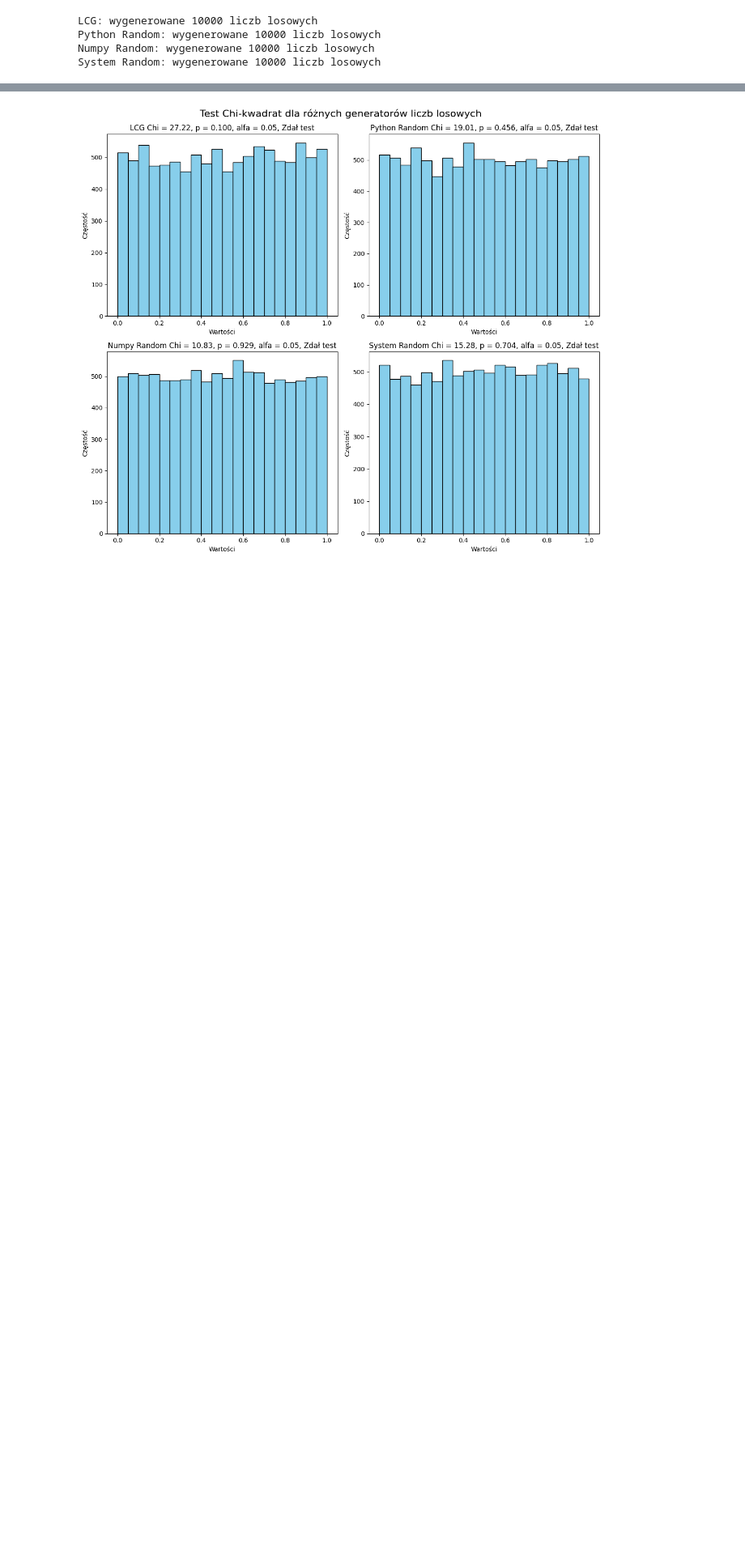
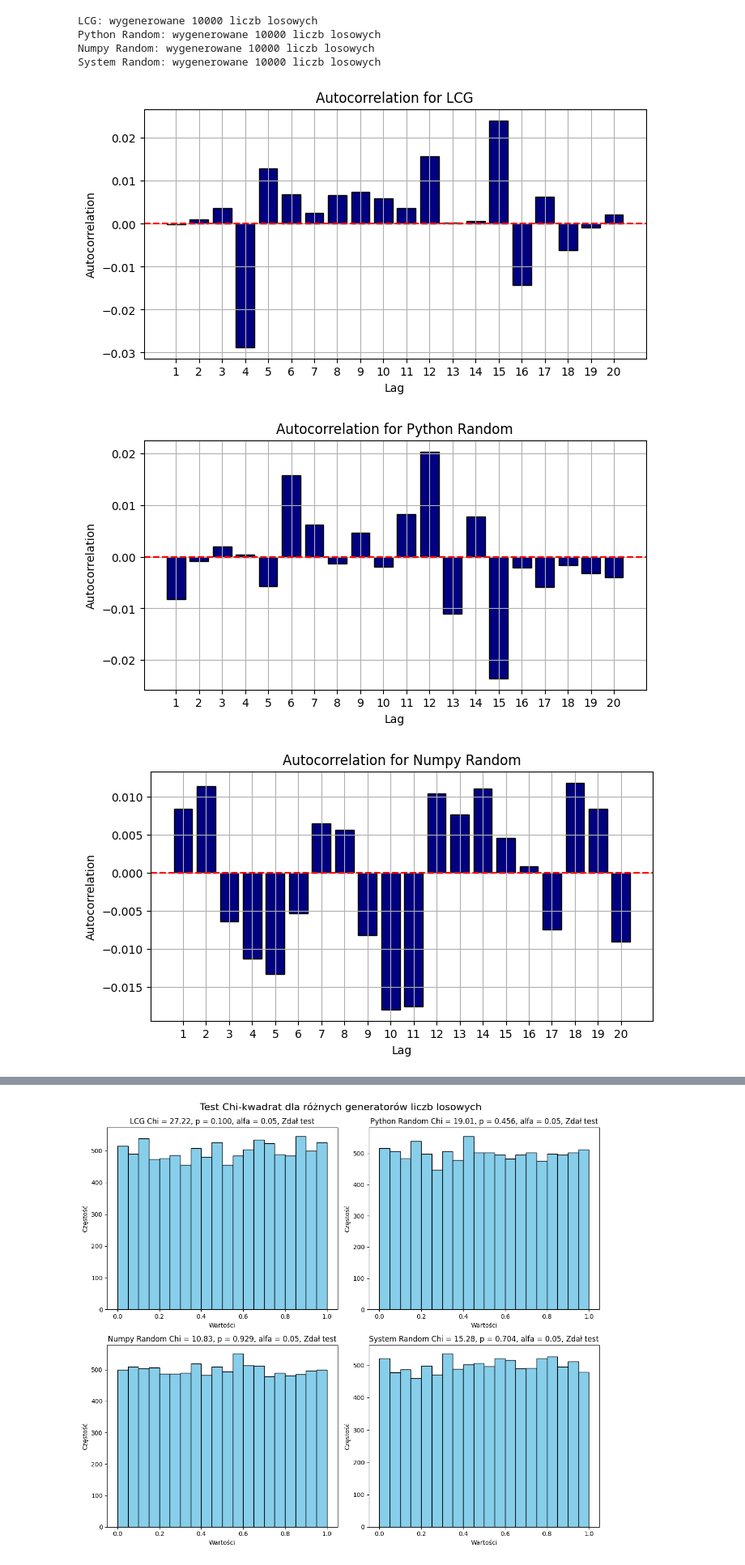
Before and after one commit to SzymonKielich/PRNG-Test, a Jupyter notebook: projekt.ipynb, the cells around one changed output, grey strips where cells are left out. Shown at 81% size. Saved outputs shown, nothing was run; the diff lists cells and outputs as text; code cells hidden in the pictures; blank space fills up the shorter version.

```diff
--- a/projekt.ipynb
+++ b/projekt.ipynb
@@ -43,3 +45,23 @@ LCG: wygenerowane 10000 liczb losowych
 Python Random: wygenerowane 10000 liczb losowych
 Numpy Random: wygenerowane 10000 liczb losowych
 System Random: wygenerowane 10000 liczb losowych
+# %%
+### Autocorrelation
+max_lag = 20
+
+for name,data in data_samples.items():
+    autocorr = acf(data, nlags=max_lag, fft=True)
+
+    plt.figure(figsize=(8, 4))
+    plt.bar(range(1, max_lag+1), autocorr[1:], color='navy', edgecolor='black')
+    plt.axhline(0, color='red', linestyle='--')
+    plt.title(f'Autocorrelation for {name}')
+    plt.xlabel('Lag')
+    plt.ylabel('Autocorrelation')
+    plt.xticks(range(1, max_lag+1))
+    plt.grid()
+    plt.show()
+# %% [output]
+[figure, added]
+[figure, added]
+[figure, added]
```
Also changed, not shown: parts of 2 cells of this notebook, 1 other file.
